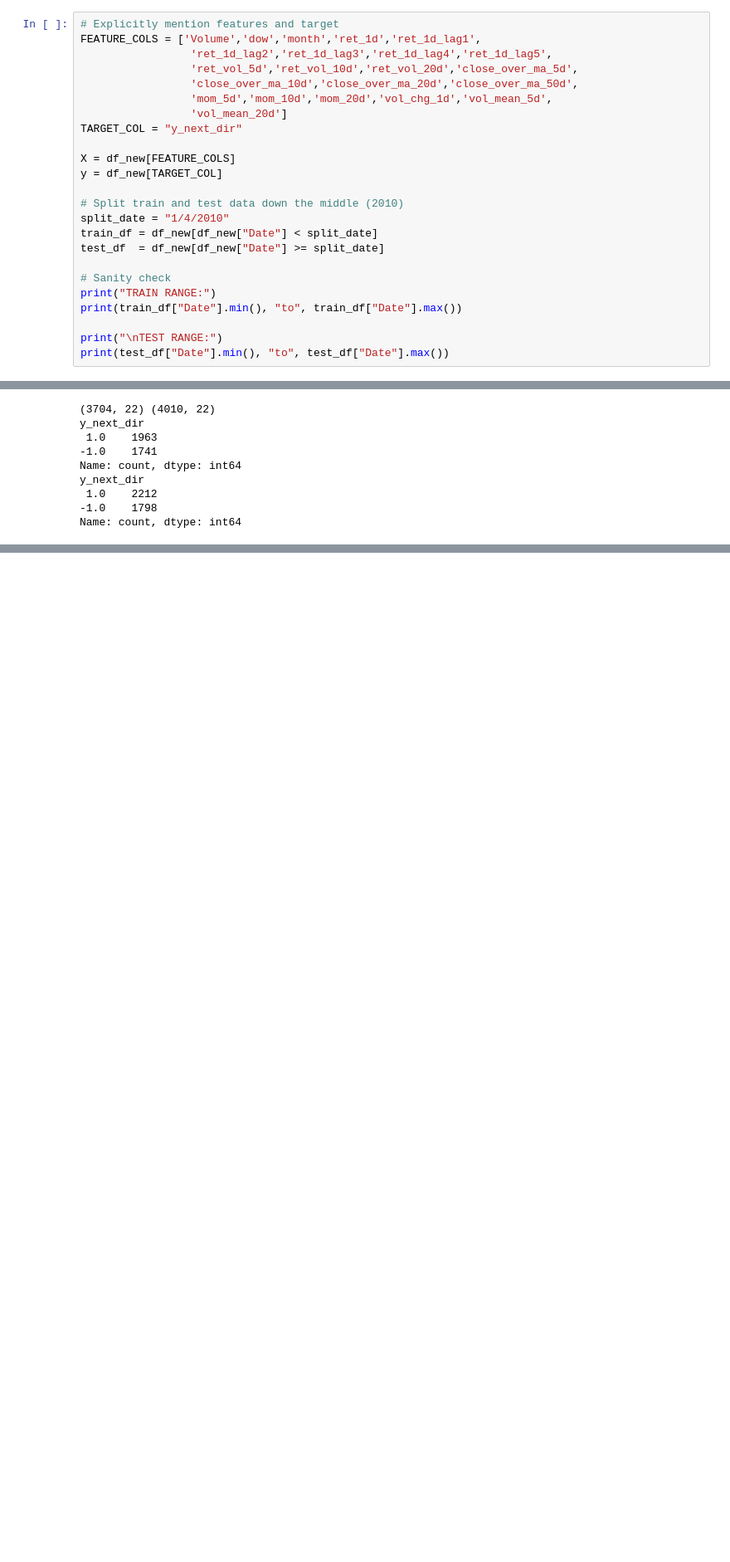
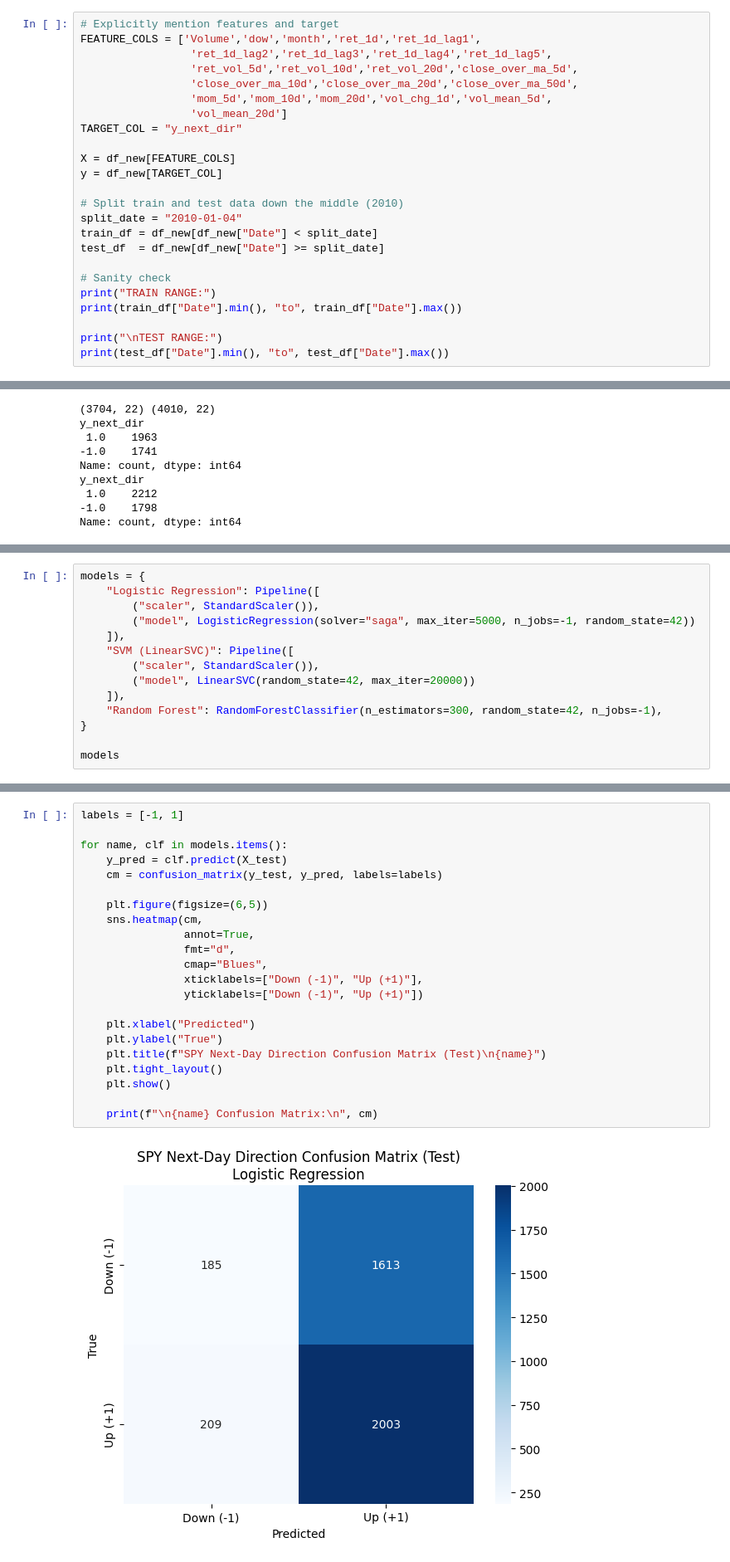
Before and after one commit to SZ330/EE344-Stock-Market-Predictor, a Jupyter notebook: SPY_Predictors.ipynb, the cells around one changed output, grey strips where cells are left out. Shown at 83% size. Drawn from its saved outputs; the diff is of its cells as text; blank space fills up the shorter version.

```diff
--- a/SPY_Predictors.ipynb
+++ b/SPY_Predictors.ipynb
@@ -73,7 +77,7 @@ X = df_new[FEATURE_COLS]
 y = df_new[TARGET_COL]
 
 # Split train and test data down the middle (2010)
-split_date = "1/4/2010"
+split_date = "2010-01-04"
 train_df = df_new[df_new["Date"] < split_date]
 test_df  = df_new[df_new["Date"] >= split_date]
 
@@ -122,0 +144,14 @@ Notes for Dinuka
+# %%
+models = {
+    "Logistic Regression": Pipeline([
+        ("scaler", StandardScaler()),
+        ("model", LogisticRegression(solver="saga", max_iter=5000, n_jobs=-1, random_state=42))
+    ]),
+    "SVM (LinearSVC)": Pipeline([
+        ("scaler", StandardScaler()),
+        ("model", LinearSVC(random_state=42, max_iter=20000))
+    ]),
+    "Random Forest": RandomForestClassifier(n_estimators=300, random_state=42, n_jobs=-1),
+}
+
+models
@@ -122,0 +214,24 @@ Notes for Dinuka
+# %%
+labels = [-1, 1]
+
+for name, clf in models.items():
+    y_pred = clf.predict(X_test)
+    cm = confusion_matrix(y_test, y_pred, labels=labels)
+
+    plt.figure(figsize=(6,5))
+    sns.heatmap(cm,
+                annot=True,
+                fmt="d",
+                cmap="Blues",
+                xticklabels=["Down (-1)", "Up (+1)"],
+                yticklabels=["Down (-1)", "Up (+1)"])
+
+    plt.xlabel("Predicted")
+    plt.ylabel("True")
+    plt.title(f"SPY Next-Day Direction Confusion Matrix (Test)\n{name}")
+    plt.tight_layout()
+    plt.show()
+
+    print(f"\n{name} Confusion Matrix:\n", cm)
+# %% [output]
+[figure, added]
```
Also changed, not shown: parts of 18 cells of this notebook.
